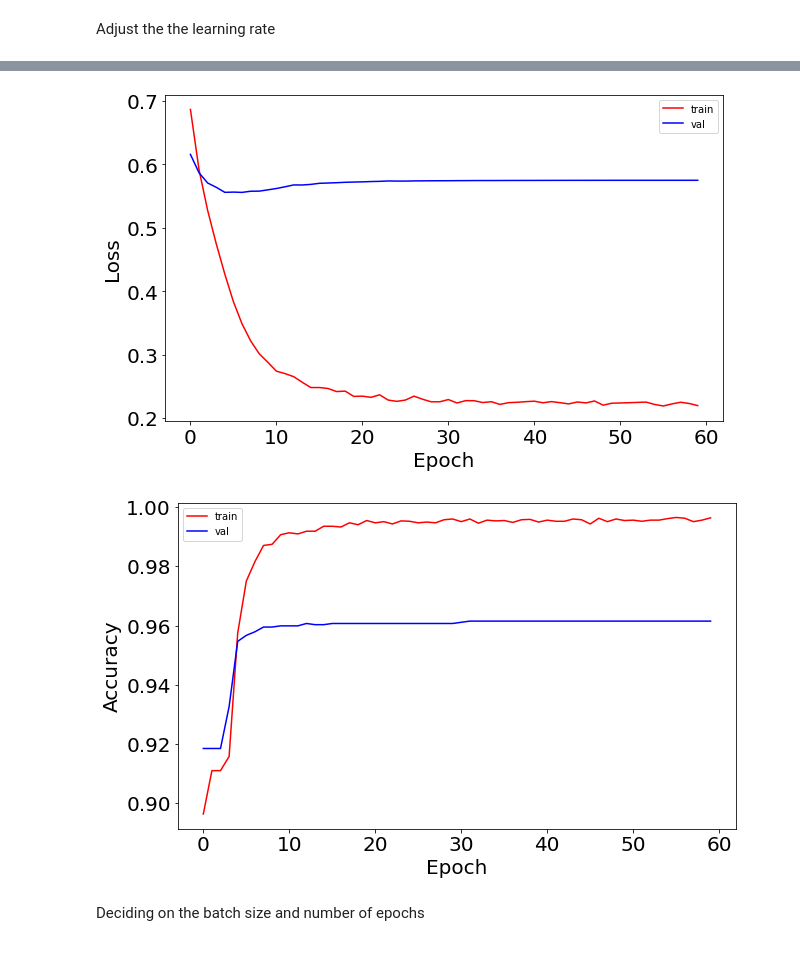
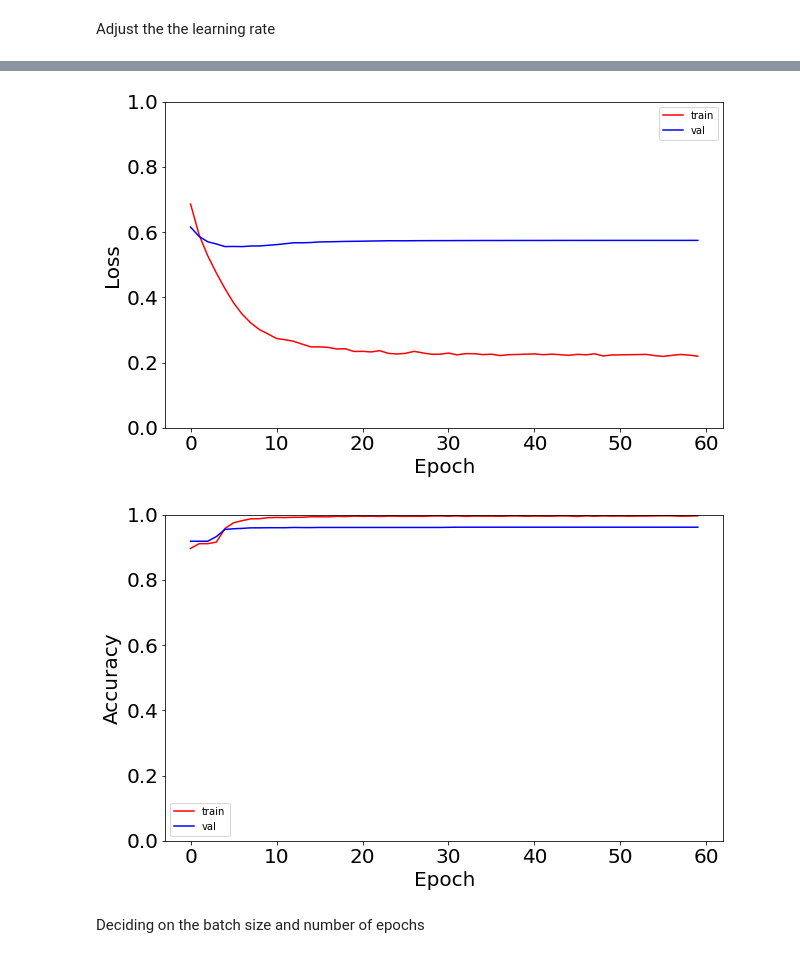
Before and after one commit to MPdeM/NLP_JobPostings, a Jupyter notebook: machinelearning/TF_IDF_ML_sklearn_DLopt.ipynb, the cells around one changed output, grey strips where cells are left out. Saved outputs shown, nothing was run; the diff lists cells and outputs as text; code cells hidden in the pictures.

```diff
--- a/machinelearning/TF_IDF_ML_sklearn_DLopt.ipynb
+++ b/machinelearning/TF_IDF_ML_sklearn_DLopt.ipynb
@@ -308,24 +310,26 @@ Elapsed time during the whole program in nanoseconds: 72.76817345619202
 # %%
 # Plot the loss function
 fig, ax = plt.subplots(1, 1, figsize=(10,6))
 ax.plot(np.sqrt(ex_deep_model_hystory.history['loss']), 'r', label='train')
 ax.plot(np.sqrt(ex_deep_model_hystory.history['val_loss']), 'b' ,label='val')
 ax.set_xlabel(r'Epoch', fontsize=20)
 ax.set_ylabel(r'Loss', fontsize=20)
+ax.set_ylim(0, 1)
 ax.legend()
 ax.tick_params(labelsize=20)
 
 # Plot the accuracy
 fig, ax = plt.subplots(1, 1, figsize=(10,6))
 ax.plot(np.sqrt(ex_deep_model_hystory.history['accuracy']), 'r', label='train')
 ax.plot(np.sqrt(ex_deep_model_hystory.history['val_accuracy']), 'b' ,label='val')
 ax.set_xlabel(r'Epoch', fontsize=20)
 ax.set_ylabel(r'Accuracy', fontsize=20)
+ax.set_ylim(0, 1)
 ax.legend()
 ax.tick_params(labelsize=20)
 # %% [output]
-[figure, old version]
+[figure, new version]
-[figure, old version]
+[figure, new version]
 # %% [markdown]
 Deciding on the batch size and number of epochs
 # %%
```
Also changed, not shown: parts of 1 cell of this notebook.
